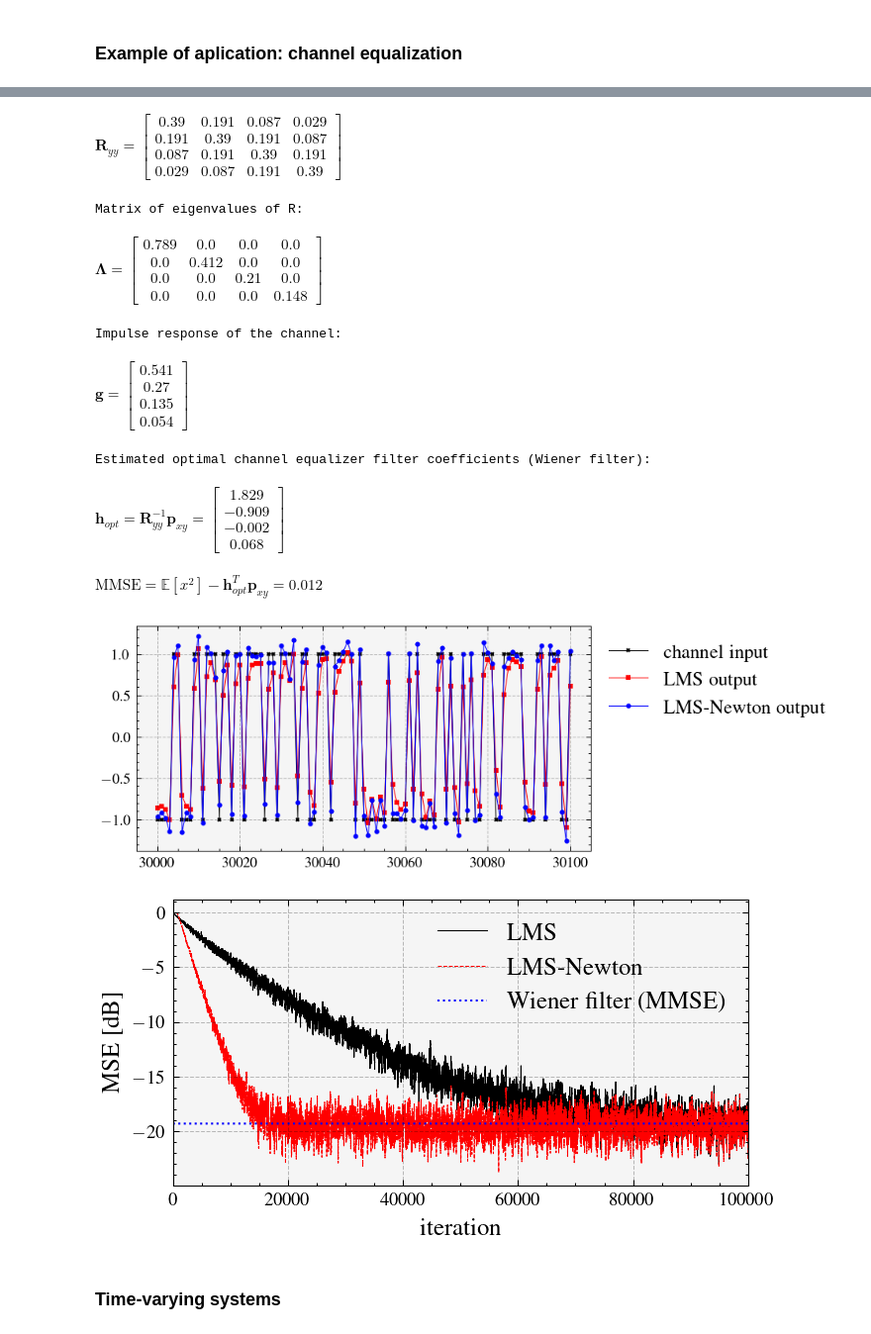
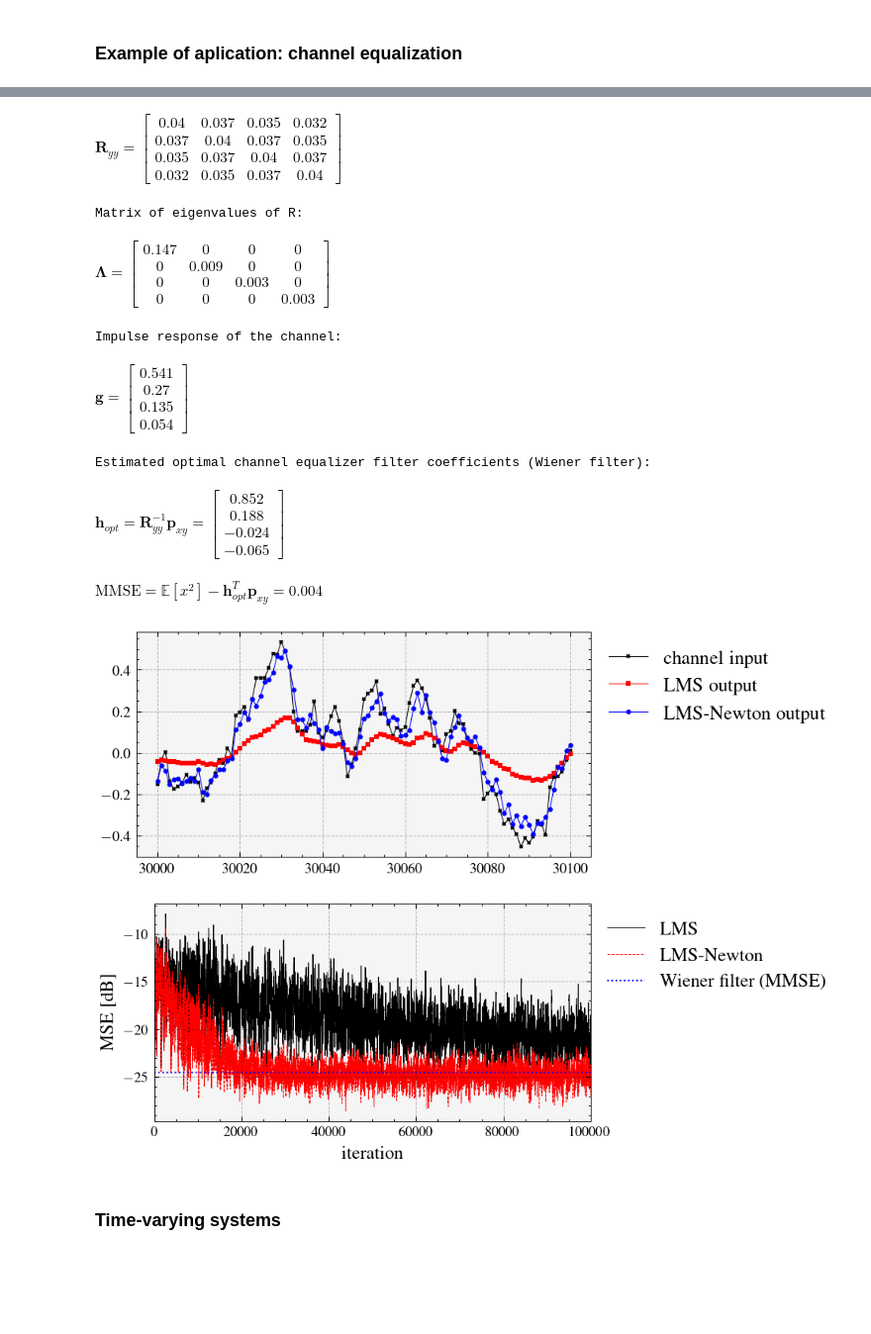
Before and after one commit to edsonportosilva/AdaptiveSignalProcessing, a Jupyter notebook: notebooks/5. Variants of the LMS algorithm.ipynb, the cells around one changed output, grey strips where cells are left out. Shown at 99% size. Cells and saved outputs as stored; diff of their text form; code cells hidden in the pictures; blank space fills up the shorter version.

```diff
--- a/notebooks/5. Variants of the LMS algorithm.ipynb
+++ b/notebooks/5. Variants of the LMS algorithm.ipynb
@@ -222,7 +219,8 @@ nsamples = 100000
 σ2 = 0.0025 # noise variance
 
 # Define input signal to the system
-x = 2*np.random.randint(0, 2, nsamples)-1
+# x = 2*np.random.randint(0, 2, nsamples)-1
+x = np.convolve(np.random.normal(0, 0.8, nsamples), np.ones(16)/16,'same')
 #x = np.random.normal(0, 1, nsamples)
 
 # Define impulse response of the system
@@ -237,8 +235,8 @@ y = np.roll(y, 1) # remove input-output delay
 n = np.random.normal(0, np.sqrt(σ2), nsamples)
 y += n
 
-plt.plot(x[0:100],'-*k', label='system input')
-plt.plot(y[0:100],'-ob', label='system output');
+plt.plot(x[0:200],'-*k', label='system input')
+plt.plot(y[0:200],'-ob', label='system output');
 plt.title(f'Channel impulse response: g[k] = {g.round(3)}');
 
 plt.grid()
@@ -261,9 +259,9 @@ symdisp('\\boldsymbol{Λ} = ', Λ, numDig=3)
 # symdisp('\\boldsymbol{Q} = ', Q, numDig=3)
 # symdisp('\\boldsymbol{R} = \\boldsymbol{Q}\\boldsymbol{Λ}\\boldsymbol{Q}^T = ', Q*Λ*Q.T, numDig=3)
 # %% [output]
-$\displaystyle \boldsymbol{R}_{yy} = \left[\begin{matrix}0.39 & 0.191 & 0.087 & 0.029\\0.191 & 0.39 & 0.191 & 0.087\\0.087 & 0.191 & 0.39 & 0.191\\0.029 & 0.087 & 0.191 & 0.39\end{matrix}\right]\;\mathrm{ }$
+$\displaystyle \boldsymbol{R}_{yy} = \left[\begin{matrix}0.04 & 0.037 & 0.035 & 0.032\\0.037 & 0.04 & 0.037 & 0.035\\0.035 & 0.037 & 0.04 & 0.037\\0.032 & 0.035 & 0.037 & 0.04\end{matrix}\right]\;\mathrm{ }$
 Matrix of eigenvalues of R:
-$\displaystyle \boldsymbol{Λ} = \left[\begin{matrix}0.789 & 0.0 & 0.0 & 0.0\\0.0 & 0.412 & 0.0 & 0.0\\0.0 & 0.0 & 0.21 & 0.0\\0.0 & 0.0 & 0.0 & 0.148\end{matrix}\right]\;\mathrm{ }$
+$\displaystyle \boldsymbol{Λ} = \left[\begin{matrix}0.147 & 0 & 0 & 0\\0 & 0.009 & 0 & 0\\0 & 0 & 0.003 & 0\\0 & 0 & 0 & 0.003\end{matrix}\right]\;\mathrm{ }$
 # %%
 # Estimate cross correlation matrix R = E[x*y]
 p = estimate_cross_correlation(y, x, 4)
@@ -280,45 +278,45 @@ symdisp('\\mathrm{MMSE} = \\mathbb{E}[x^2] - \\boldsymbol{h}_{opt}^{T}\\boldsymb
 Impulse response of the channel:
 $\displaystyle \boldsymbol{g} = \left[\begin{matrix}0.541\\0.27\\0.135\\0.054\end{matrix}\right]\;\mathrm{ }$
 Estimated optimal channel equalizer filter coefficients (Wiener filter):
-$\displaystyle \boldsymbol{h}_{opt} =  \boldsymbol{R}_{yy}^{-1}\boldsymbol{p}_{xy} =\left[\begin{matrix}1.829\\-0.909\\-0.002\\0.068\end{matrix}\right]\;\mathrm{ }$
+$\displaystyle \boldsymbol{h}_{opt} =  \boldsymbol{R}_{yy}^{-1}\boldsymbol{p}_{xy} =\left[\begin{matrix}0.852\\0.188\\-0.024\\-0.065\end{matrix}\right]\;\mathrm{ }$
-$\displaystyle \mathrm{MMSE} = \mathbb{E}[x^2] - \boldsymbol{h}_{opt}^{T}\boldsymbol{p}_{xy} =0.012\;\mathrm{ }$
+$\displaystyle \mathrm{MMSE} = \mathbb{E}[x^2] - \boldsymbol{h}_{opt}^{T}\boldsymbol{p}_{xy} =0.004\;\mathrm{ }$
 # %%
-μ = 2e-4
-α = 0.01
+μ = 1e-4
+α = 0.05
 Ntaps = 4
 
 # Run LMS and LMS-Newton
 out_lms, h, squaredError_lms, H = lms(y, x, Ntaps, μ)
 out_lms_newton, h, squaredError_lms_newton, H = lms_newton(y, x, Ntaps, μ, α)
 
 start = 30000
 ind = np.arange(start,start+101)
 
 # Compare results:
 plt.figure()
 plt.plot(ind, x[ind],'-xk', label='channel input')
 plt.plot(ind,out_lms[ind],'-sr', label='LMS output')
 plt.plot(ind,out_lms_newton[ind],'-ob', label='LMS-Newton output')
 plt.legend(bbox_to_anchor=(1, 1));
 plt.grid()
 
 average_window_len = 50
 mse_lms_dB = 10*np.log10(np.convolve(squaredError_lms,np.ones(average_window_len)/average_window_len, 'same'))
 mse_lms_newton_dB = 10*np.log10(np.convolve(squaredError_lms_newton,np.ones(average_window_len)/average_window_len, 'same'))
 
 plt.figure()
 plt.plot(mse_lms_dB, label=' LMS')
 plt.plot(mse_lms_newton_dB, label='LMS-Newton')
 plt.plot(10*np.log10(mmse_ch_eq)*np.ones(len(mse_lms_dB)), linewidth=1, label='Wiener filter (MMSE)')
 plt.xlim(0,len(mse_lms_dB))
 plt.xlabel('iteration')
 plt.ylabel('$\\mathrm{MSE}$ [dB]')
 plt.legend(bbox_to_anchor=(1, 1));
 #plt.xlim(0,20000)
 plt.grid();
 # %% [output]
-[figure, old version]
+[figure, new version]
-[figure, old version]
+[figure, new version]
 # %% [markdown]
 ### Time-varying systems
 # %%
```
Also changed, not shown: parts of 13 cells of this notebook.
